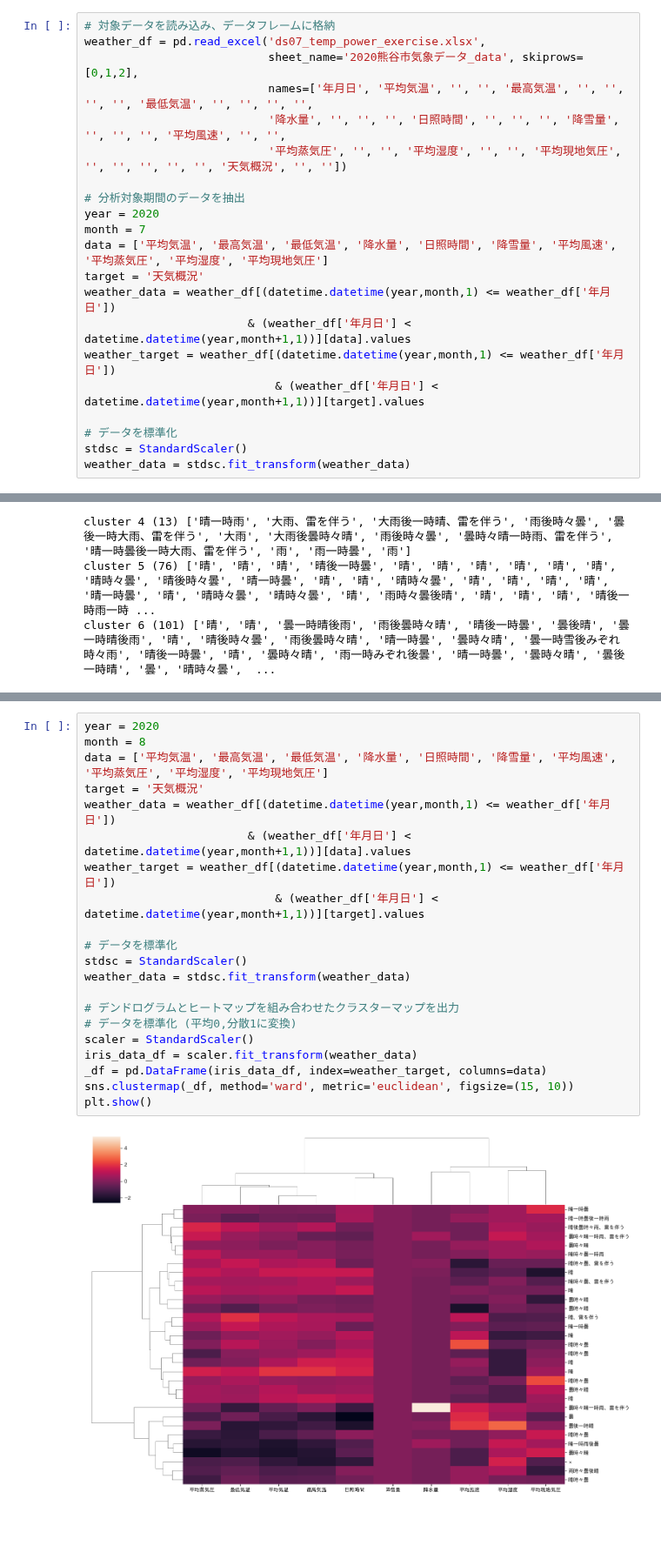
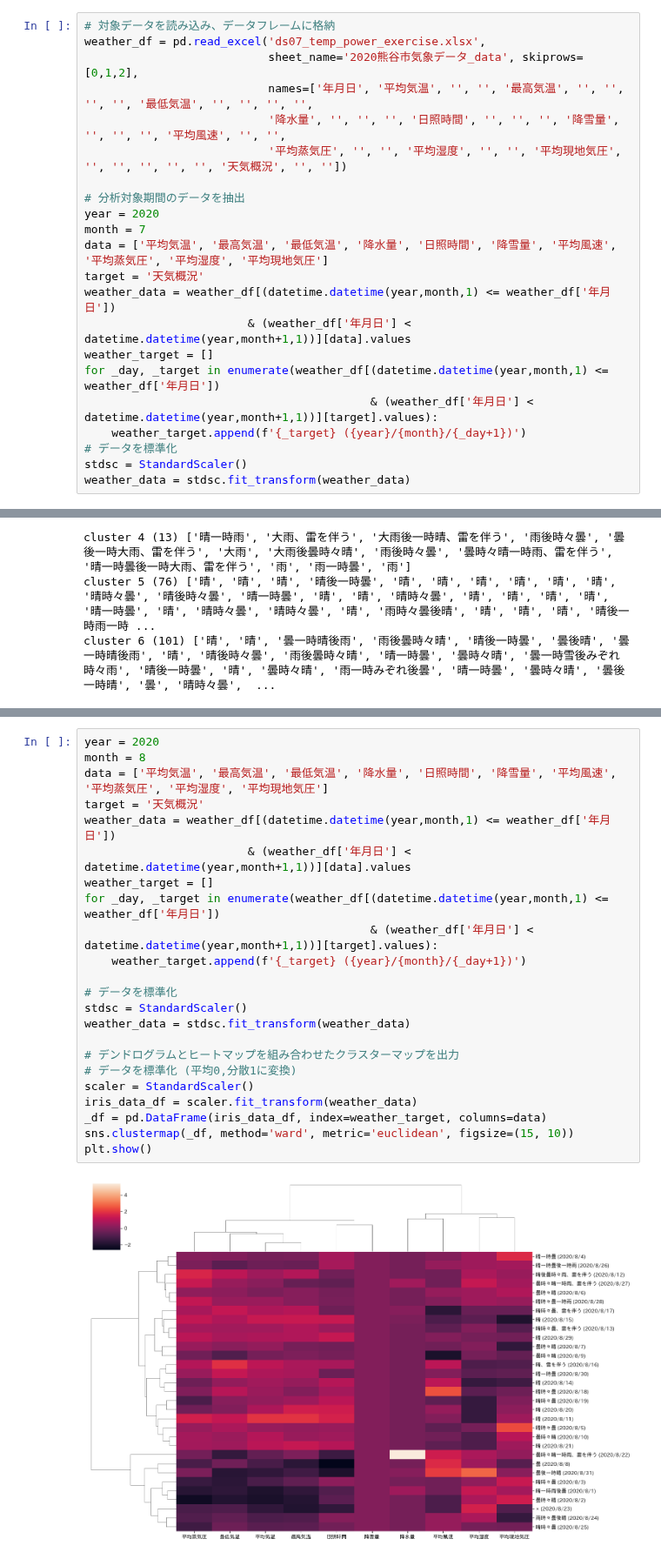
Before and after one commit to KHiraGit/sudspg_ds, a Jupyter notebook: ds12_weather_exercise_2.ipynb, the cells around one changed output, grey strips where cells are left out. Shown at 87% size. Saved outputs shown, nothing was run; the diff lists cells and outputs as text; blank space fills up the shorter version.

```diff
--- a/ds12_weather_exercise_2.ipynb
+++ b/ds12_weather_exercise_2.ipynb
@@ -32,9 +46,10 @@ data = ['平均気温', '最高気温', '最低気温', '降水量', '日照時
 target = '天気概況'
 weather_data = weather_df[(datetime.datetime(year,month,1) <= weather_df['年月日'])
                         & (weather_df['年月日'] < datetime.datetime(year,month+1,1))][data].values
-weather_target = weather_df[(datetime.datetime(year,month,1) <= weather_df['年月日'])
-                            & (weather_df['年月日'] < datetime.datetime(year,month+1,1))][target].values
-
+weather_target = []
+for _day, _target in enumerate(weather_df[(datetime.datetime(year,month,1) <= weather_df['年月日'])
+                                          & (weather_df['年月日'] < datetime.datetime(year,month+1,1))][target].values):
+    weather_target.append(f'{_target} ({year}/{month}/{_day+1})')
 # データを標準化
 stdsc = StandardScaler()
 weather_data = stdsc.fit_transform(weather_data)
@@ -506,23 +521,25 @@ cluster 6 (81) ['晴時々曇', '晴', '曇時々晴', '曇時々雨一時晴',
 # %%
 year = 2020
 month = 8
 data = ['平均気温', '最高気温', '最低気温', '降水量', '日照時間', '降雪量', '平均風速', '平均蒸気圧', '平均湿度', '平均現地気圧']
 target = '天気概況'
 weather_data = weather_df[(datetime.datetime(year,month,1) <= weather_df['年月日'])
                         & (weather_df['年月日'] < datetime.datetime(year,month+1,1))][data].values
-weather_target = weather_df[(datetime.datetime(year,month,1) <= weather_df['年月日'])
-                            & (weather_df['年月日'] < datetime.datetime(year,month+1,1))][target].values
+weather_target = []
+for _day, _target in enumerate(weather_df[(datetime.datetime(year,month,1) <= weather_df['年月日'])
+                                          & (weather_df['年月日'] < datetime.datetime(year,month+1,1))][target].values):
+    weather_target.append(f'{_target} ({year}/{month}/{_day+1})')
 
 # データを標準化
 stdsc = StandardScaler()
 weather_data = stdsc.fit_transform(weather_data)
 
 # デンドログラムとヒートマップを組み合わせたクラスターマップを出力
 # データを標準化 (平均0,分散1に変換)
 scaler = StandardScaler()
 iris_data_df = scaler.fit_transform(weather_data)
 _df = pd.DataFrame(iris_data_df, index=weather_target, columns=data)
 sns.clustermap(_df, method='ward', metric='euclidean', figsize=(15, 10))
 plt.show()
 # %% [output]
-[figure, old version]
+[figure, new version]
```
Also changed, not shown: parts of 10 cells of this notebook, 2 other files.
